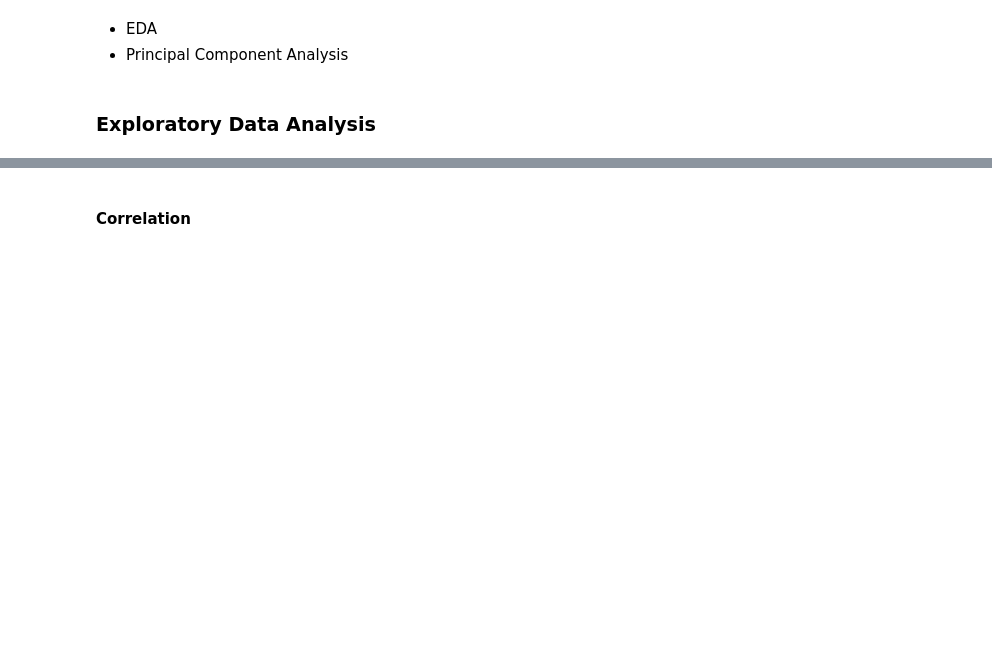
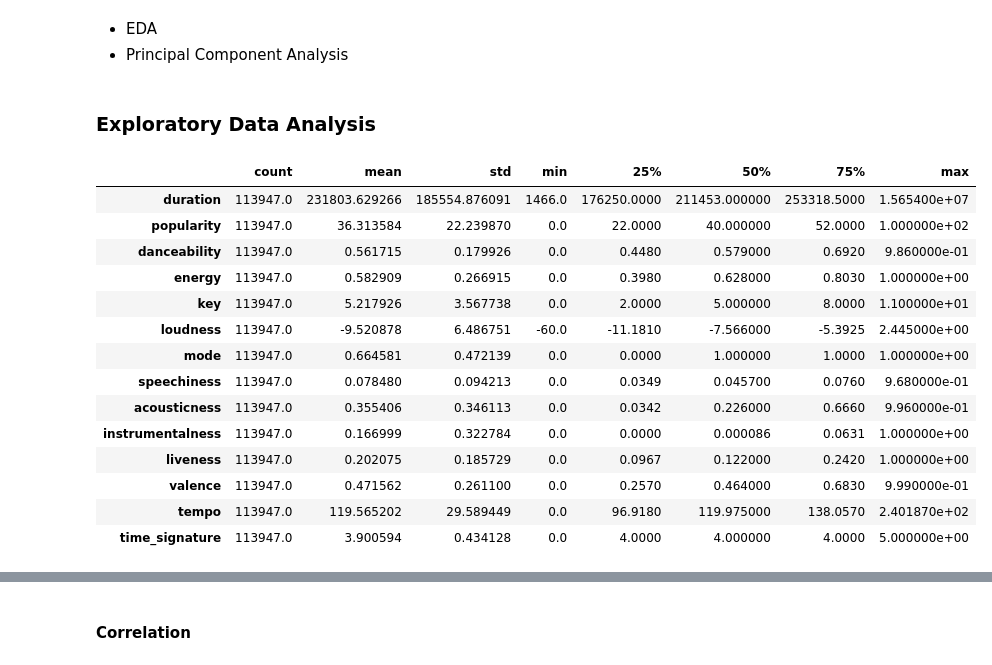
Before and after one commit to dapniii/DATA102-Spotify-Recommendation-System, a Jupyter notebook: main_project.ipynb, the cells around one changed output, grey strips where cells are left out. Drawn from its saved outputs; the diff is of its cells as text; code cells hidden in the pictures; blank space fills up the shorter version.

```diff
--- a/main_project.ipynb
+++ b/main_project.ipynb
@@ -481,3 +483,22 @@ spotify_clean_df.to_csv('datacleaned1.csv', sep='\t', encoding='utf-8', header='
 - Principal Component Analysis
 # %% [markdown]
 <h3> Exploratory Data Analysis </h3>
+# %%
+# Summary Statistics
+spotify_clean_df.describe().transpose()
+# %% [output]
+|  | count | mean | std | min | 25% | 50% | 75% | max |
+| duration | 113947.0 | 231803.629266 | 185554.876091 | 1466.0 | 176250.0000 | 211453.000000 | 253318.5000 | 1.565400e+07 |
+| popularity | 113947.0 | 36.313584 | 22.239870 | 0.0 | 22.0000 | 40.000000 | 52.0000 | 1.000000e+02 |
+| danceability | 113947.0 | 0.561715 | 0.179926 | 0.0 | 0.4480 | 0.579000 | 0.6920 | 9.860000e-01 |
+| energy | 113947.0 | 0.582909 | 0.266915 | 0.0 | 0.3980 | 0.628000 | 0.8030 | 1.000000e+00 |
+| key | 113947.0 | 5.217926 | 3.567738 | 0.0 | 2.0000 | 5.000000 | 8.0000 | 1.100000e+01 |
+| loudness | 113947.0 | -9.520878 | 6.486751 | -60.0 | -11.1810 | -7.566000 | -5.3925 | 2.445000e+00 |
+| mode | 113947.0 | 0.664581 | 0.472139 | 0.0 | 0.0000 | 1.000000 | 1.0000 | 1.000000e+00 |
+| speechiness | 113947.0 | 0.078480 | 0.094213 | 0.0 | 0.0349 | 0.045700 | 0.0760 | 9.680000e-01 |
+| acousticness | 113947.0 | 0.355406 | 0.346113 | 0.0 | 0.0342 | 0.226000 | 0.6660 | 9.960000e-01 |
+| instrumentalness | 113947.0 | 0.166999 | 0.322784 | 0.0 | 0.0000 | 0.000086 | 0.0631 | 1.000000e+00 |
+| liveness | 113947.0 | 0.202075 | 0.185729 | 0.0 | 0.0967 | 0.122000 | 0.2420 | 1.000000e+00 |
+| valence | 113947.0 | 0.471562 | 0.261100 | 0.0 | 0.2570 | 0.464000 | 0.6830 | 9.990000e-01 |
+| tempo | 113947.0 | 119.565202 | 29.589449 | 0.0 | 96.9180 | 119.975000 | 138.0570 | 2.401870e+02 |
+| time_signature | 113947.0 | 3.900594 | 0.434128 | 0.0 | 4.0000 | 4.000000 | 4.0000 | 5.000000e+00 |
```
Also changed, not shown: parts of 13 cells of this notebook.
